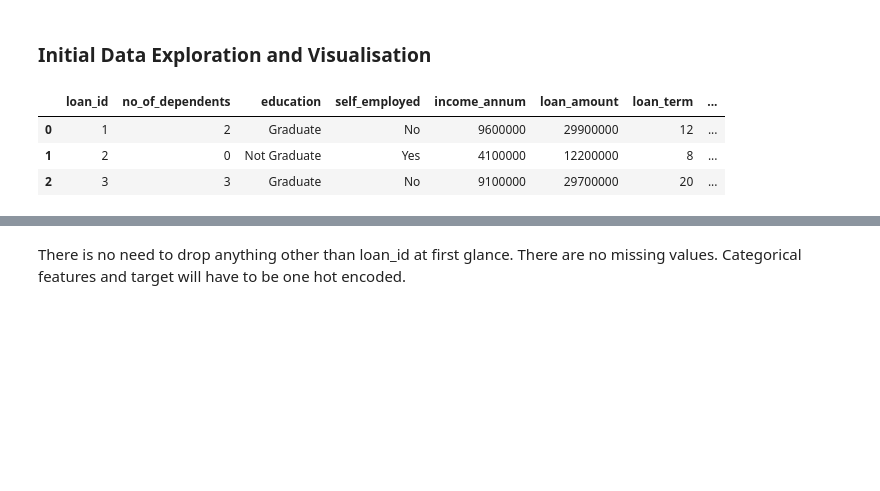
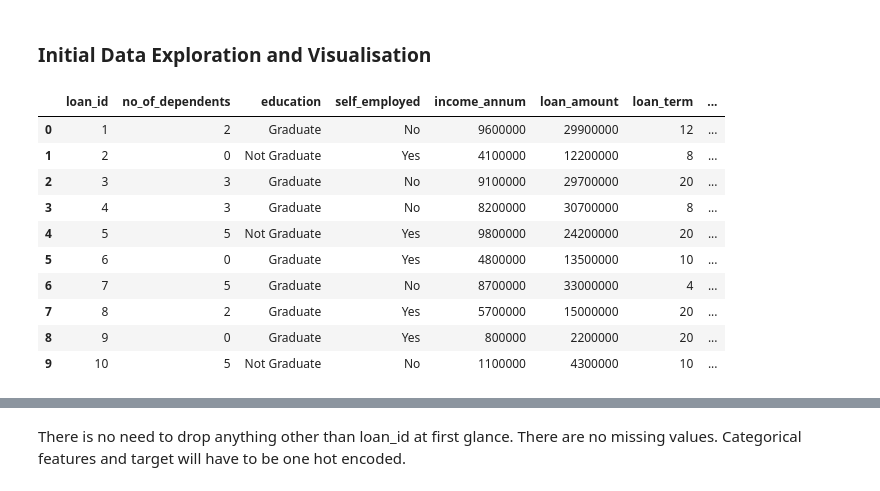
Before and after one commit to rhit-calviem/ML-Loan-Approval, a Jupyter notebook: Project_Cleaning.ipynb, the cells around one changed output, grey strips where cells are left out. Drawn from its saved outputs; the diff is of its cells as text; code cells hidden in the pictures; blank space fills up the shorter version.

```diff
--- a/Project_Cleaning.ipynb
+++ b/Project_Cleaning.ipynb
@@ -7,12 +7,19 @@ from sklearn.preprocessing import StandardScaler
 ### Initial Data Exploration and Visualisation
 # %%
 df = pd.read_csv('loan_approval_dataset.csv')
-df.head(3)
+df.head(10)
 # %% [output]
 |  | loan_id | no_of_dependents | education | self_employed | income_annum | loan_amount | loan_term | ... |
 | 0 | 1 | 2 | Graduate | No | 9600000 | 29900000 | 12 | ... |
 | 1 | 2 | 0 | Not Graduate | Yes | 4100000 | 12200000 | 8 | ... |
 | 2 | 3 | 3 | Graduate | No | 9100000 | 29700000 | 20 | ... |
+| 3 | 4 | 3 | Graduate | No | 8200000 | 30700000 | 8 | ... |
+| 4 | 5 | 5 | Not Graduate | Yes | 9800000 | 24200000 | 20 | ... |
+| 5 | 6 | 0 | Graduate | Yes | 4800000 | 13500000 | 10 | ... |
+| 6 | 7 | 5 | Graduate | No | 8700000 | 33000000 | 4 | ... |
+| 7 | 8 | 2 | Graduate | Yes | 5700000 | 15000000 | 20 | ... |
+| 8 | 9 | 0 | Graduate | Yes | 800000 | 2200000 | 20 | ... |
+| 9 | 10 | 5 | Not Graduate | No | 1100000 | 4300000 | 10 | ... |
 # %%
 df = df.drop('loan_id', axis=1)
 
```
Also changed, not shown: parts of 2 cells of this notebook, 3 other files.
